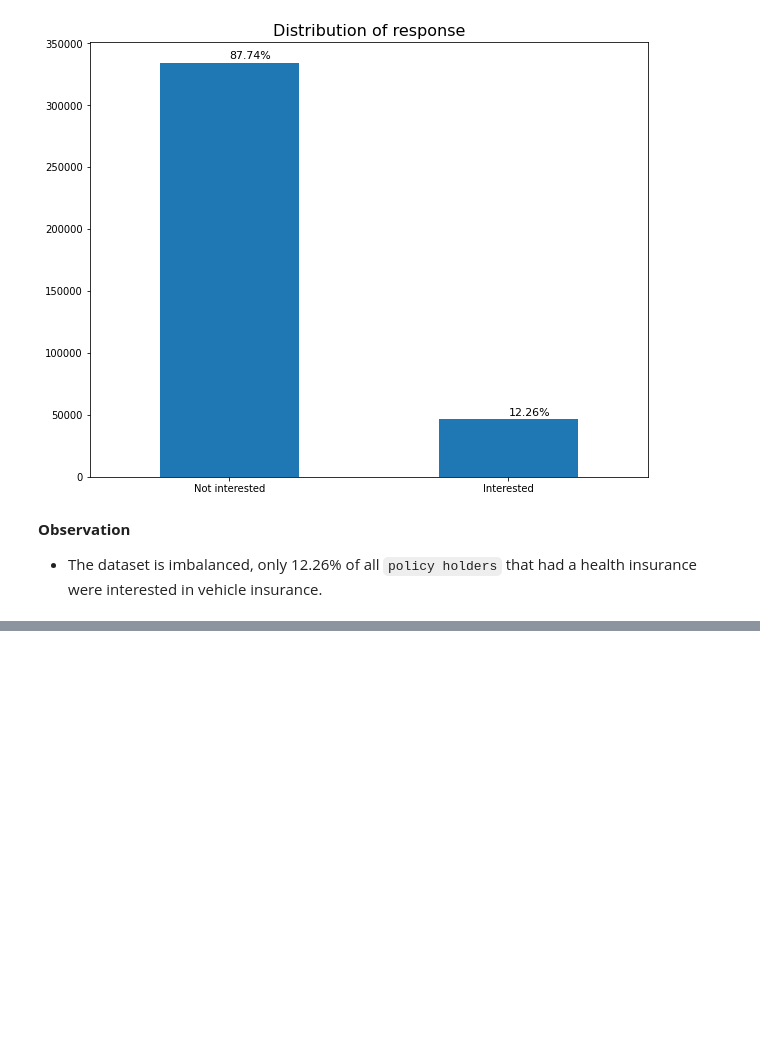
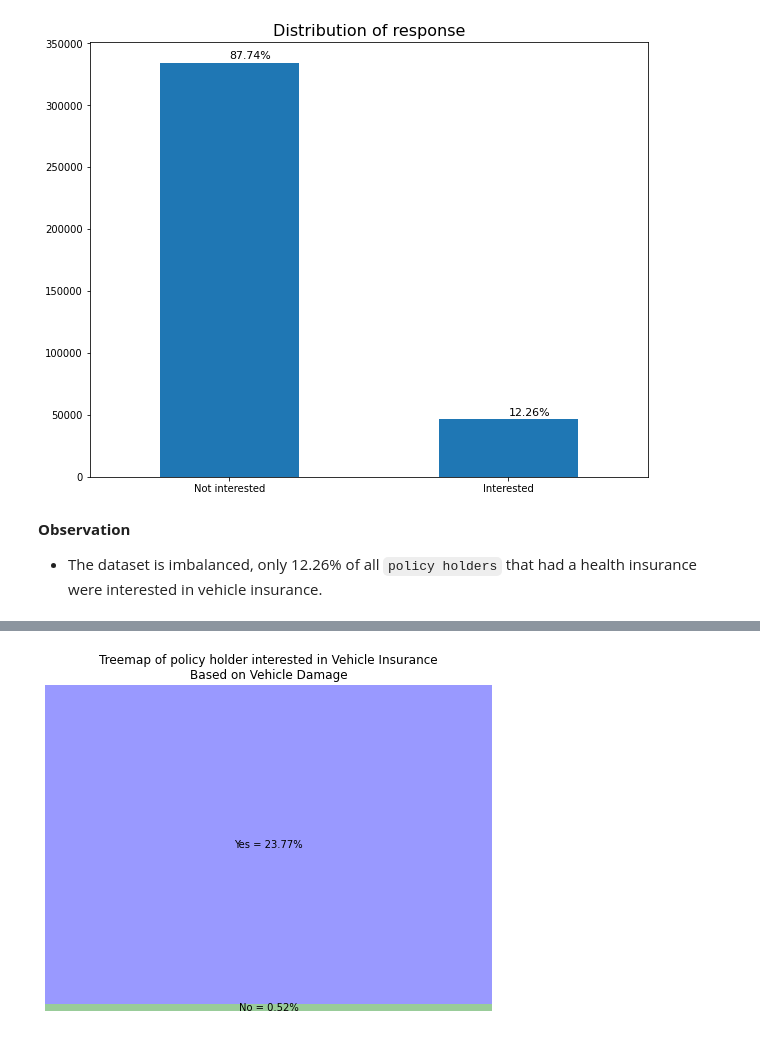
Before and after one commit to samie-hash/insurance-prediction, a Jupyter notebook: DataAnalysisAndViz/analysis.ipynb, the cells around one changed output, grey strips where cells are left out. Saved outputs shown, nothing was run; the diff lists cells and outputs as text; code cells hidden in the pictures; blank space fills up the shorter version.

```diff
--- a/DataAnalysisAndViz/analysis.ipynb
+++ b/DataAnalysisAndViz/analysis.ipynb
@@ -85,0 +110,17 @@ plt.show()
+# %%
+label = data.groupby('Vehicle_Damage')['Response'].sum().index.get_level_values(0).tolist()
+totals = data.groupby('Vehicle_Damage')['Response'].count().reset_index().Response.values.tolist()
+sizes = data.groupby('Vehicle_Damage')['Response'].sum().reset_index().Response.values.tolist()
+sizes_pct = [size/total*100 for size, total in zip(sizes, totals)]
+label_fmt = [f'{label} = {size_pct:.2f}%' for label, size_pct in zip(label, sizes_pct)]
+color = ['green', 'blue']
+# %%
+fig, ax = plt.subplots(1, figsize=(8, 6))
+
+squarify.plot(sizes=sizes_pct, label=label_fmt, color=color, alpha=.4, pad=False)
+plt.axis('off')
+plt.title('Treemap of policy holder interested in Vehicle Insurance\nBased on Vehicle Damage', fontsize=12)
+fig.savefig('plots/response_vehicle_dam.jpg', dpi=80)
+plt.show()
+# %% [output]
+[figure, added]
```
Also changed, not shown: parts of 4 cells of this notebook, 1 other file.
